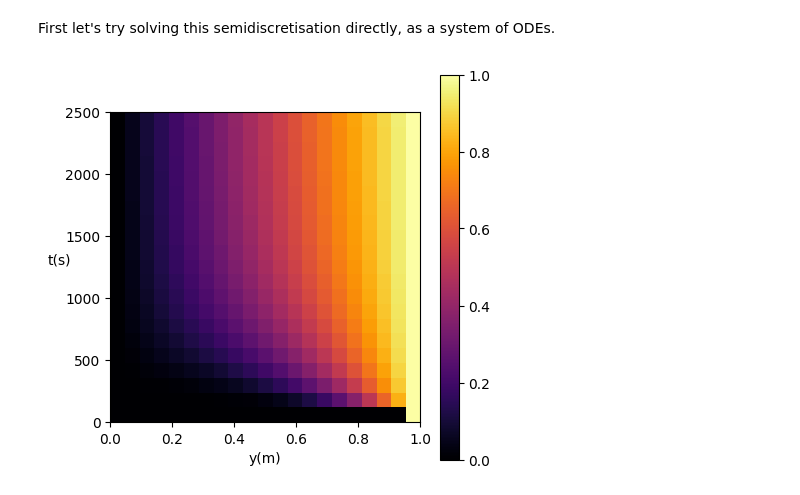
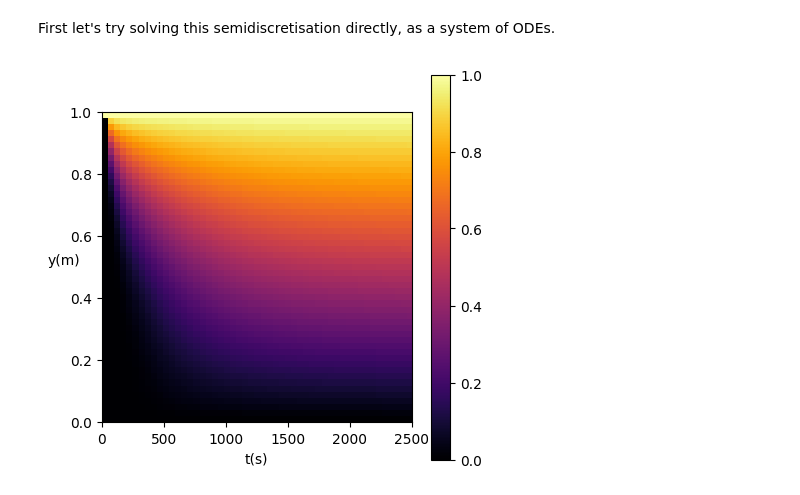
Before and after one commit to chaoming0625/diffrax, a Jupyter notebook: examples-with-units/unit_aware_couette.ipynb, the cells around one changed output. Saved outputs shown, nothing was run; the diff lists cells and outputs as text; code cells hidden in the pictures.

```diff
--- a/examples-with-units/unit_aware_couette.ipynb
+++ b/examples-with-units/unit_aware_couette.ipynb
@@ -125,14 +126,14 @@ def ic(x):
 # Spatial discretisation
 x0 = 0 * u.meter
 x_final = 1 * u.meter
-n = 21
+n = 51
 y0 = SpatialDiscretisation.discretise_fn(x0, x_final, n, ic)
 
 # Temporal discretisation
 t0 = 0 * u.second
 t_final = 2500 * u.second
 δt = 12.5 * u.second
-saveat = diffrax.SaveAt(ts=u.math.linspace(t0, t_final, 21))
+saveat = diffrax.SaveAt(ts=u.math.linspace(t0, t_final, 51))
 
 # Tolerances
 rtol = 1e-10
@@ -156,16 +157,16 @@ sol = diffrax.diffeqsolve(
 # %%
 plt.figure(figsize=(5, 5))
 plt.imshow(
-    sol.ys.vals.to_decimal(u.meter/u.second),
+    sol.ys.vals.to_decimal(u.meter/u.second).T,
     origin="lower",
-    extent=(x0.to_decimal(u.meter), x_final.to_decimal(u.meter), t0.to_decimal(u.second), t_final.to_decimal(u.second)),
-    aspect=(x_final.to_decimal(u.meter) - x0.to_decimal(u.meter)) / (t_final.to_decimal(u.second) - t0.to_decimal(u.second)),
+    extent=(t0.to_decimal(u.second), t_final.to_decimal(u.second), x0.to_decimal(u.meter), x_final.to_decimal(u.meter)),
+    aspect=(t_final.to_decimal(u.second) - t0.to_decimal(u.second)) / (x_final.to_decimal(u.meter) - x0.to_decimal(u.meter)),
     cmap="inferno",
 )
-plt.xlabel("y(m)")
-plt.ylabel("t(s)", rotation=0)
+plt.xlabel("t(s)")
+plt.ylabel("y(m)", rotation=0)
 plt.clim(0, 1)
 plt.colorbar()
 plt.show()
 # %% [output]
-[figure, old version]
+[figure, new version]
```
Also changed, not shown: parts of 2 cells of this notebook.
